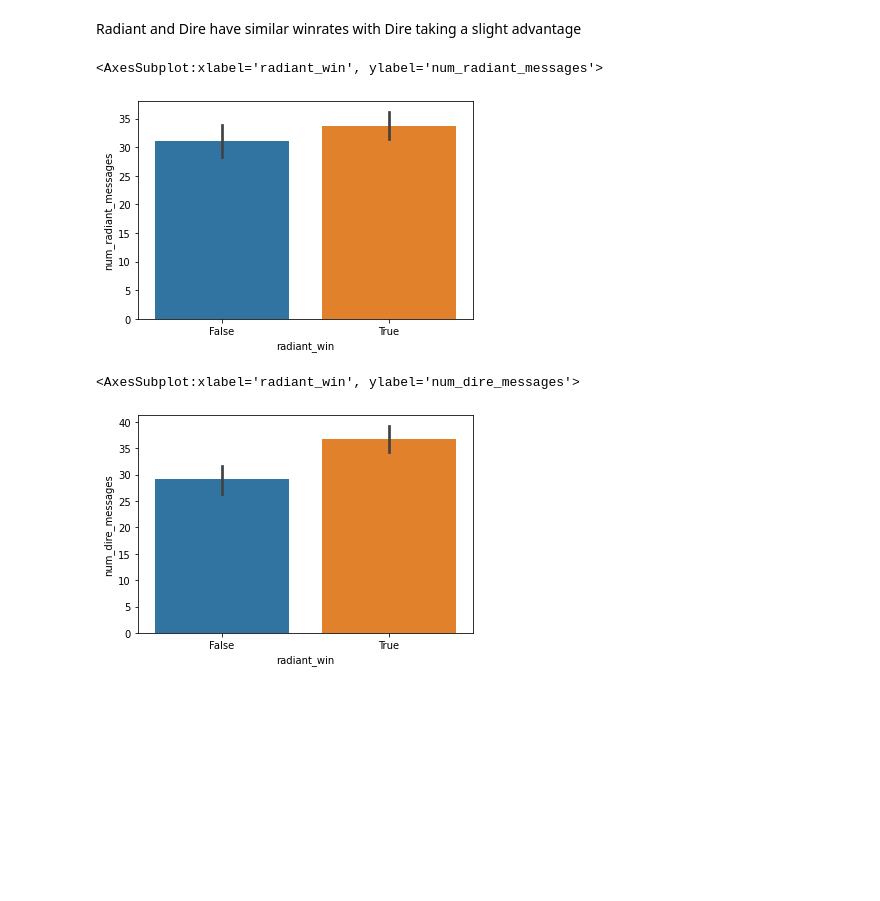
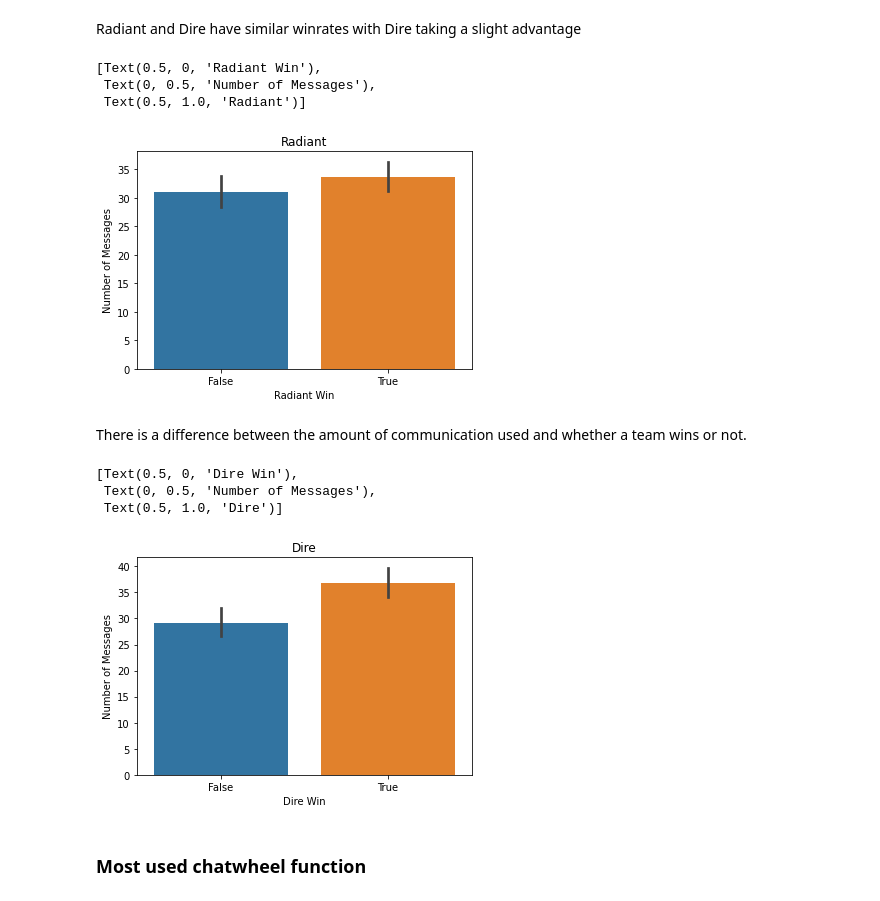
Before and after one commit to EvgenyKashin/dota2_chat, a Jupyter notebook: scripts/EDA.ipynb, the cells around one changed output. Saved outputs shown, nothing was run; the diff lists cells and outputs as text; code cells hidden in the pictures; blank space fills up the shorter version.

```diff
--- a/scripts/EDA.ipynb
+++ b/scripts/EDA.ipynb
@@ -142,8 +153,8 @@ data['chat'][0][0]
 <h3> Split Dire and Radiant messages </h3>
 # %%
 errors = 0
-Radiant_chat = []
-Dire_chat = []
+Radiant_chat_data = []
+Dire_chat_data = []
 for i in range(len(data['chat'])): #For each game
 
     Radiant_holder = []
@@ -165,15 +176,15 @@ for i in range(len(data['chat'])): #For each game
 
             errors = errors + 1
 
-    Radiant_chat.append([data['match_id'][i], Radiant_holder, len(Radiant_holder)])
-    Dire_chat.append([data['match_id'][i], Dire_holder, len(Dire_holder)])
+    Radiant_chat_data.append([data['match_id'][i], Radiant_holder, len(Radiant_holder)])
+    Dire_chat_data.append([data['match_id'][i], Dire_holder, len(Dire_holder)])
 
-Radiant_chat = pd.DataFrame(Radiant_chat)
-Radiant_chat.columns=["match_id","chat","num_messages"]
-Dire_chat = pd.DataFrame(Dire_chat)
-Dire_chat.columns=["match_id","chat","num_messages"]
+Radiant_chat_data = pd.DataFrame(Radiant_chat_data)
+Radiant_chat_data.columns=["match_id","chat","num_messages"]
+Dire_chat_data = pd.DataFrame(Dire_chat_data)
+Dire_chat_data.columns=["match_id","chat","num_messages"]
 print(errors, "errors")
-print("Radiant: ",len(Radiant_chat),"Dire: ", len(Dire_chat))
+print("Radiant: ",len(Radiant_chat_data),"Dire: ", len(Dire_chat_data))
 # %% [output]
 14 errors
 Radiant:  1111 Dire:  1111
@@ -228,7 +239,7 @@ Name: radiant_win, Length: 1111, dtype: bool
 <h3>Create a table to describe chat interactions and which team won</h3>
 # %%
 winner_data = data[['match_id','radiant_win']]
-merge = pd.merge(Radiant_chat, Dire_chat, on=['match_id'])
+merge = pd.merge(Radiant_chat_data, Dire_chat_data, on=['match_id'])
 # %%
 merge = pd.merge(merge,winner_data, on=['match_id'])
 merge
@@ -285,12 +296,22 @@ sns.distplot(dire_wins['radiant_win'])
 # %% [markdown]
 Radiant and Dire have similar winrates with Dire taking a slight advantage
 # %%
-sns.barplot(data=radiant_wins, y="num_radiant_messages", x="radiant_win")
+ax = sns.barplot(data=radiant_wins, y="num_radiant_messages", x="radiant_win")
+ax.set(xlabel='Radiant Win', ylabel='Number of Messages', title='Radiant')
 # %% [output]
-<AxesSubplot:xlabel='radiant_win', ylabel='num_radiant_messages'>
+[Text(0.5, 0, 'Radiant Win'),
+ Text(0, 0.5, 'Number of Messages'),
+ Text(0.5, 1.0, 'Radiant')]
-[figure, old version]
+[figure, new version]
+# %% [markdown]
+There is a difference between the amount of communication used and whether a team wins or not.
 # %%
-sns.barplot(data=dire_wins, y="num_dire_messages", x="radiant_win")
+ax = sns.barplot(data=dire_wins, y="num_dire_messages", x="radiant_win")
+ax.set(xlabel='Dire Win', ylabel='Number of Messages', title='Dire')
 # %% [output]
-<AxesSubplot:xlabel='radiant_win', ylabel='num_dire_messages'>
+[Text(0.5, 0, 'Dire Win'),
+ Text(0, 0.5, 'Number of Messages'),
+ Text(0.5, 1.0, 'Dire')]
-[figure, old version]
+[figure, new version]
+# %% [markdown]
+<h3>Most used chatwheel function</h3>
```
Also changed, not shown: parts of 28 cells of this notebook.
